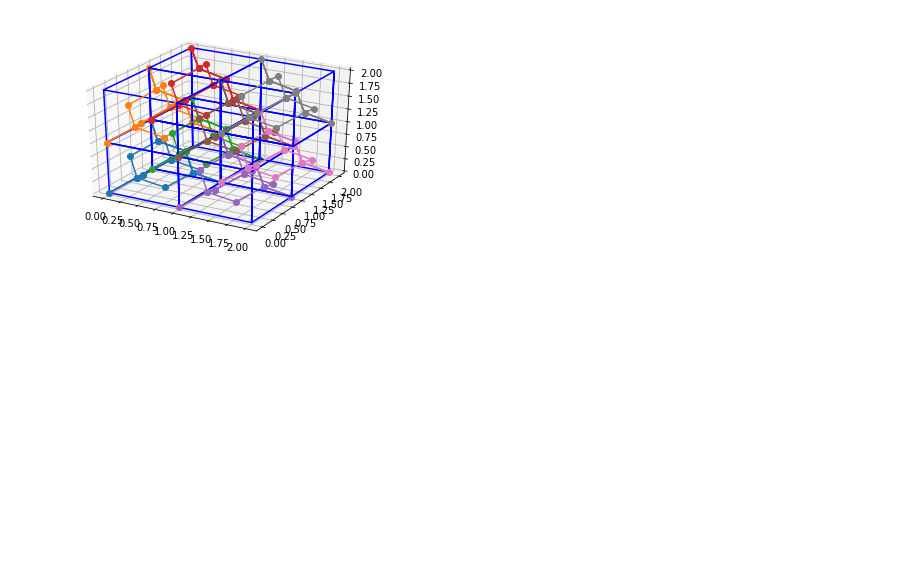
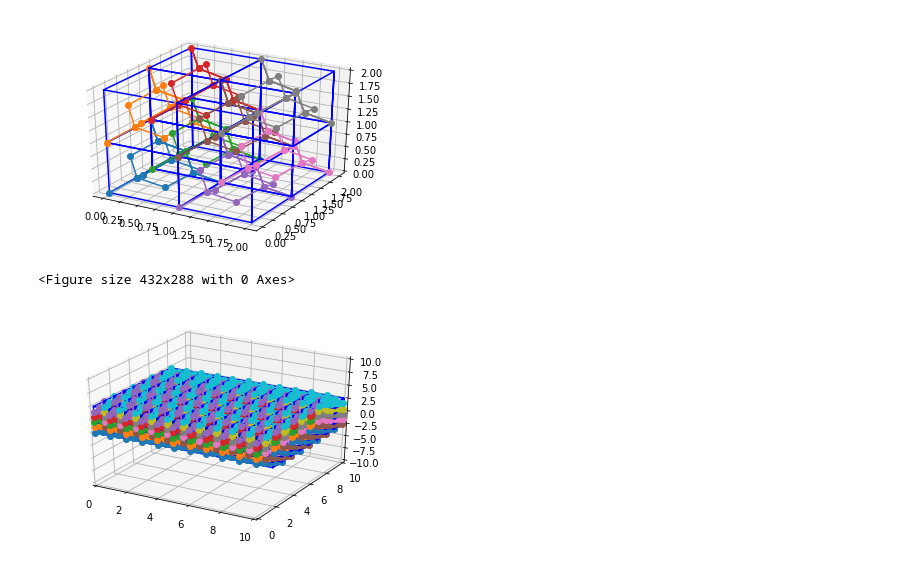
Before and after one commit to DAkinyemi/Research-Experience, a Jupyter notebook: ResearchBoateng92618.ipynb, the cells around one changed output. Cells and saved outputs as stored; diff of their text form; code cells hidden in the pictures; blank space fills up the shorter version.

```diff
--- a/ResearchBoateng92618.ipynb
+++ b/ResearchBoateng92618.ipynb
@@ -167,3 +218,31 @@ plt.show()
 # %% [output]
 <Figure size 432x288 with 0 Axes>
 [figure]
+# %%
+import numpy as np
+import matplotlib.pyplot as plt
+from matplotlib import animation
+from mpl_toolkits.mplot3d import axes3d, Axes3D #<-- Note the capitalization!
+fig = plt.figure()
+
+fig = plt.figure()
+ax = fig.gca(projection='3d')
+ax.set_xlim3d(0, 10)
+ax.set_ylim3d(0,10)
+ax.set_zlim3d(-10,10)
+
+for i in range(0,11):
+    xvalues = [i,i,(i+1),(i+1),i,i,i,i,i,(i+1),(i+1),(i+1),(i+1),(i+1),(i+1),i]
+    xtotal=[(i), (i+.25), (i+.5), (i+.75), (i+1), (i+.75), (i+.5), (i+.75), (i+1), (i+.75), (i+1), (i+.75), (i+.5), (i+.25), (i+.5), (i+.75), (i+.5), (i+.25), i, (i+.25), (i+.5), (i+.25), i, (i+.25)]
+    for i in range(0,8):
+        yvalues = [i,(i+1),(i+1),i,i,i,(i+1),(i+1),(i+1),(i+1),(i+1),(i+1),i,i,i,i]
+        ytotal=[i, (i+.25), (i+.5), (i+.75), (i+1), (i+.75), (i+1), (i+.75), (i+.5), (i+.25), i, (i+.25), i, (i+.25), i, (i+.25), (i+.5), (i+.75), (i+1), (i+.75), (i+1), (i+.75), (i+.5), (i+.25)]
+        for i in range(0,5):
+            zvalues = [i,i,i,i,i,(i+1),(i+1),i,(i+1),(i+1),i,(i+1),(i+1),i,(i+1),(i+1)]
+            ztotal=[i, (i+.25), i, (i+.25), i, (i+.25), (i+.5), (i+.25), (i+.5), (i+.75), (i+1), (i+.75), (i+.5), (i+.25), (i+.5), (i+.75), (i+1), (i+.75), (i+1), (i+.75), (i+.5), (i+.75), (i+.5), (i+.25)]
+            plt.plot(xvalues, yvalues, zvalues, 'b-')
+            plt.plot(xtotal, ytotal, ztotal, 'o-')
+plt.show()
+# %% [output]
+<Figure size 432x288 with 0 Axes>
+[figure, added]
```
Also changed, not shown: parts of 8 cells of this notebook, 5 other files.
